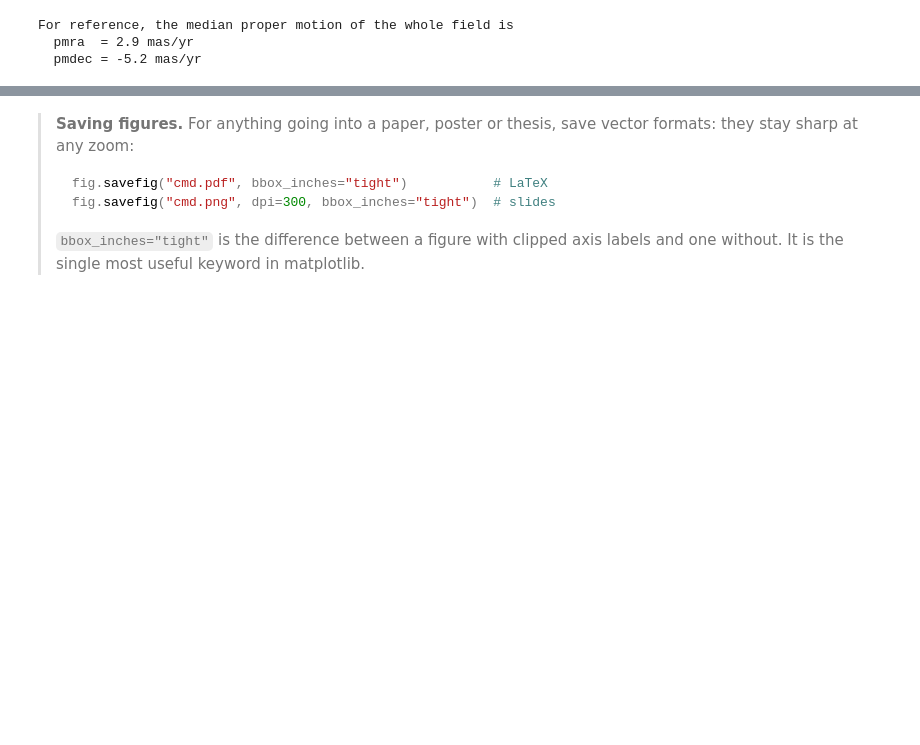
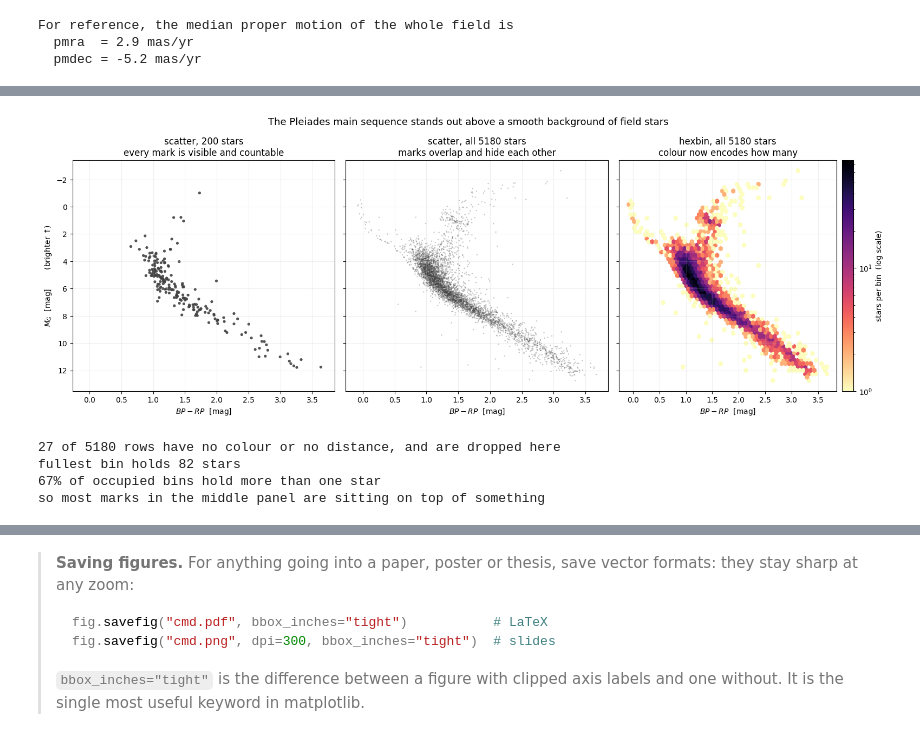
Before and after one commit to LanzLagman/intro-python-astro-PUP, a Jupyter notebook: notebooks/04_data_visualization_astronomy.ipynb, the cells around one changed output, grey strips where cells are left out. Drawn from its saved outputs; the diff is of its cells as text; code cells hidden in the pictures; blank space fills up the shorter version.

```diff
--- a/notebooks/04_data_visualization_astronomy.ipynb
+++ b/notebooks/04_data_visualization_astronomy.ipynb
@@ -266,18 +223,0 @@ The standard textbook figure shows 50% near 9600 K.
-# %%
-fig, ax = plt.subplots(figsize=(7.5, 5))
-
-ax.plot(T, frac_ionised, color="crimson", lw=2.5)
-ax.axhline(0.5, ls=":", color="0.5", lw=1)
-ax.axvline(T_half, ls=":", color="0.5", lw=1)
-ax.annotate(f"50% at {T_half:.0f} K",
-            xy=(T_half, 0.5), xytext=(T_half + 2600, 0.35),
-            arrowprops=dict(arrowstyle="->", color="k", lw=1))
-
-ax.set_xlabel("temperature  $T$  [K]")
-ax.set_ylabel(r"ionised fraction  $N_{II}/N_{t}$")
-ax.set_title("Hydrogen ionisation from the Saha equation\n"
-             r"$\rho = 10^{-6}$ kg m$^{-3}$")
-ax.set_ylim(-0.02, 1.02)
-ax.grid(alpha=0.25)
-
-plt.tight_layout(); plt.show()
@@ -334,0 +236,50 @@ plt.tight_layout(); plt.show()
+# %%
+# A thinned sample, to show the encoding working as intended
+sub = stars.sample(200, random_state=42)
+
+fig, axes = plt.subplots(1, 3, figsize=(16, 5.8), sharex=True, sharey=True)
+
+# ---------- 1. sparse: one mark really is one star ----------
+axes[0].scatter(sub["bp_rp"], sub["M_G"],
+                s=14, alpha=0.9, color="0.25", edgecolors="none")
+axes[0].set_title(f"scatter, {len(sub)} stars\nevery mark is visible and countable")
+
+# ---------- 2. same encoding, all the data ----------
+axes[1].scatter(stars["bp_rp"], stars["M_G"],
+                s=3, alpha=0.3, color="0.25", edgecolors="none")
+axes[1].set_title(f"scatter, all {len(stars)} stars\nmarks overlap and hide each other")
+
+# ---------- 3. density ----------
+hb = axes[2].hexbin(stars["bp_rp"], stars["M_G"],
+                    gridsize=55, cmap="magma_r", mincnt=1, bins="log")
+axes[2].set_title(f"hexbin, all {len(stars)} stars\ncolour now encodes how many")
+
+axes[0].invert_yaxis()                    # shared axes: inverting one inverts all
+axes[0].set_ylabel("$M_G$  [mag]        (brighter ↑)")
+for ax in axes:
+    ax.set_xlabel("$BP - RP$  [mag]")
+    ax.grid(alpha=0.2)
+
+cb = fig.colorbar(hb, ax=axes[2], pad=0.02)
+cb.set_label("stars per bin  (log scale)")
+
+fig.suptitle("The Pleiades main sequence stands out above a smooth background of field stars",
+             fontsize=13)
+plt.tight_layout(); plt.show()
+
+# How much overplotting is actually going on?
+# scatter and hexbin skip NaNs silently; histogram2d refuses them, so mask first.
+finite = np.isfinite(stars["bp_rp"]) & np.isfinite(stars["M_G"])
+print(f"{(~finite).sum()} of {len(stars)} rows have no colour or no distance, and are dropped here")
+
+H, _, _ = np.histogram2d(stars.loc[finite, "bp_rp"], stars.loc[finite, "M_G"], bins=55)
+occupied = H > 0
+print(f"fullest bin holds {H.max():.0f} stars")
+print(f"{100 * (H > 1).sum() / occupied.sum():.0f}% of occupied bins hold more than one star")
+print("so most marks in the middle panel are sitting on top of something")
+# %% [output]
+[figure, added]
+27 of 5180 rows have no colour or no distance, and are dropped here
+fullest bin holds 82 stars
+67% of occupied bins hold more than one star
+so most marks in the middle panel are sitting on top of something
```
Also changed, not shown: parts of 11 cells of this notebook, 13 other files.
